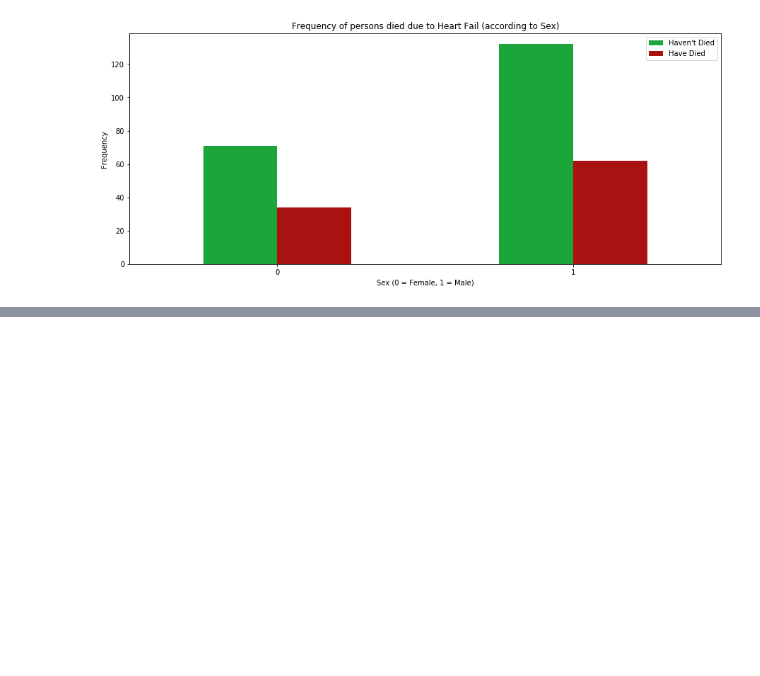
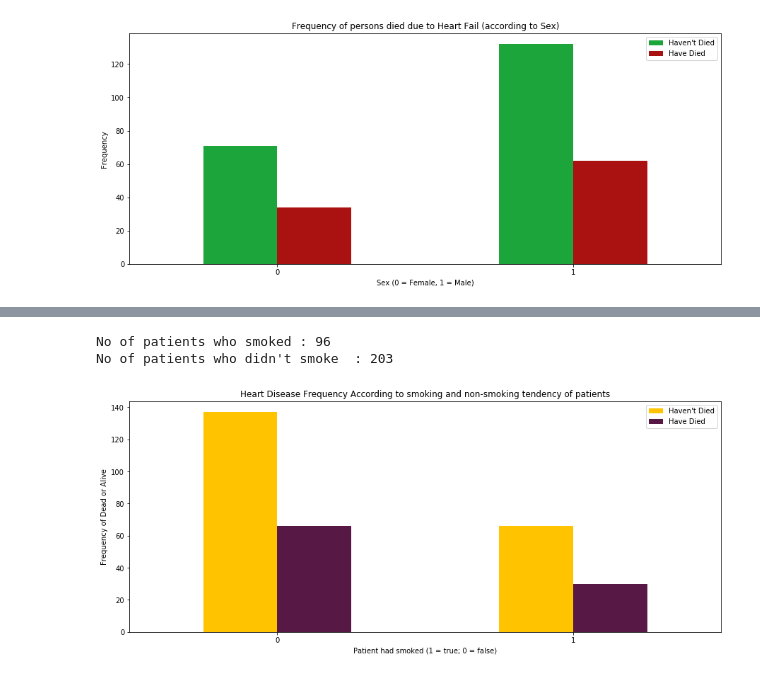
Before and after one commit to AngshuBh10/Heart-Disease-Classification-Model, a Jupyter notebook: Deceased due to heart fail classification.ipynb, the cells around one changed output, grey strips where cells are left out. Drawn from its saved outputs; the diff is of its cells as text; code cells hidden in the pictures; blank space fills up the shorter version.

```diff
--- a/Deceased due to heart fail classification.ipynb
+++ b/Deceased due to heart fail classification.ipynb
@@ -124,0 +161,18 @@ plt.show()
+# %%
+smoking_patients = len(df[df.smoking == 1])
+non_smoking_patients = len(df[df.smoking == 0])
+print("No of patients who smoked : "+str(smoking_patients))
+print("No of patients who didn't smoke  : "+str(non_smoking_patients))
+# %% [output]
+No of patients who smoked : 96
+No of patients who didn't smoke  : 203
+# %%
+pd.crosstab(df.smoking,df.DEATH_EVENT).plot(kind="bar",figsize=(15,6),color=['#FFC300','#581845' ])
+plt.title('Heart Disease Frequency According to smoking and non-smoking tendency of patients')
+plt.xlabel('Patient had smoked (1 = true; 0 = false)')
+plt.xticks(rotation = 0)
+plt.legend(["Haven't Died", "Have Died"])
+plt.ylabel('Frequency of Dead or Alive')
+plt.show()
+# %% [output]
+[figure, added]
```
Also changed, not shown: parts of 5 cells of this notebook.
